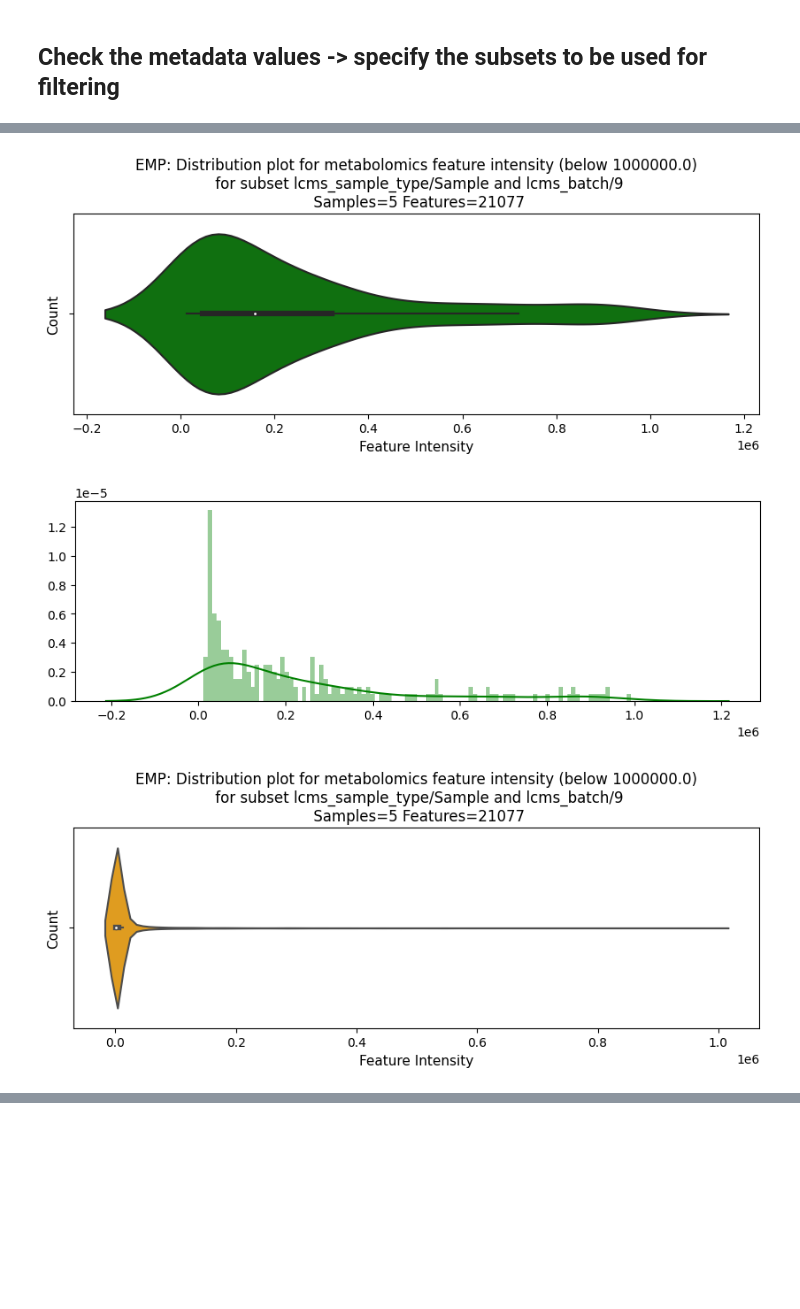
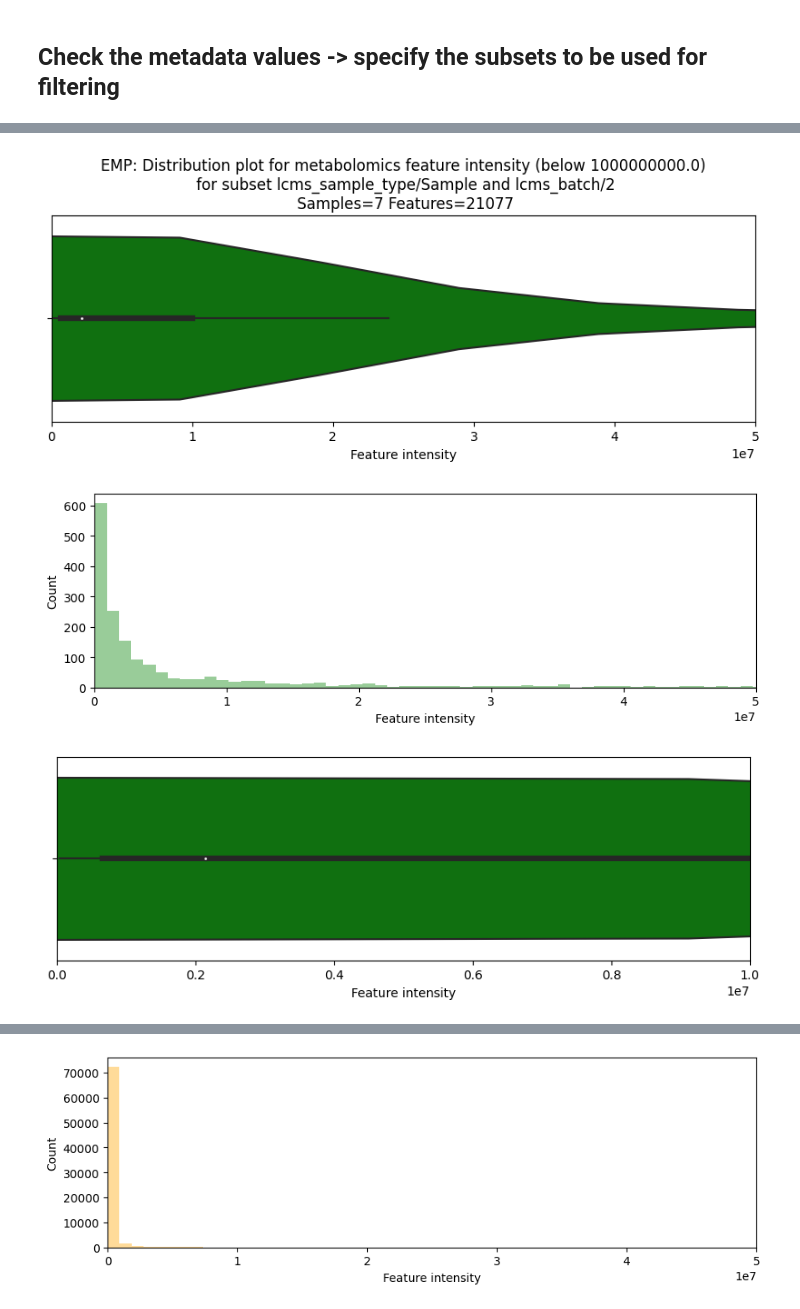
Before and after one commit to lfnothias/emp_metabolomics, a Jupyter notebook: 202101_EMP_Metabolomics_FBMN_visualize-v3.ipynb, the cells around one changed output, grey strips where cells are left out. Cells and saved outputs as stored; diff of their text form; code cells hidden in the pictures; blank space fills up the shorter version.

```diff
--- a/202101_EMP_Metabolomics_FBMN_visualize-v3.ipynb
+++ b/202101_EMP_Metabolomics_FBMN_visualize-v3.ipynb
@@ -200,8 +267,8 @@ function(filename_after_gapfill, max_intensity=1E6, subset1="lcms_sample_type",
 # %%
-# View distribution for SAMPLES in batch 1
-function(filename_before_gapfill, max_intensity=1E6, subset1="lcms_sample_type", value1="Sample", subset2="lcms_batch", value2=9, plot_color="green")
-function(filename_after_gapfill, max_intensity=1E6, subset1="lcms_sample_type", value1="Sample", subset2="lcms_batch", value2=9, plot_color="orange")
+# View distribution for SAMPLES in batch 2
+function(filename_before_gapfill, max_intensity=1E9, subset1="lcms_sample_type", value1="Sample", subset2="lcms_batch", value2=2, plot_color="green", xmax=5E7)
+function(filename_after_gapfill, max_intensity=1E9, subset1="lcms_sample_type", value1="Sample", subset2="lcms_batch", value2=2, plot_color="orange", xmax=5E7, xmax_zoom=1E4)
 # %% [output]
-[figure, old version]
+[figure, new version]
-[figure, old version]
+[figure, new version]
-[figure, old version]
+[figure, new version]
@@ -208,0 +276 @@ function(filename_after_gapfill, max_intensity=1E6, subset1="lcms_sample_type",
+[figure, added]
```
Also changed, not shown: parts of 18 cells of this notebook, 3 other files.
